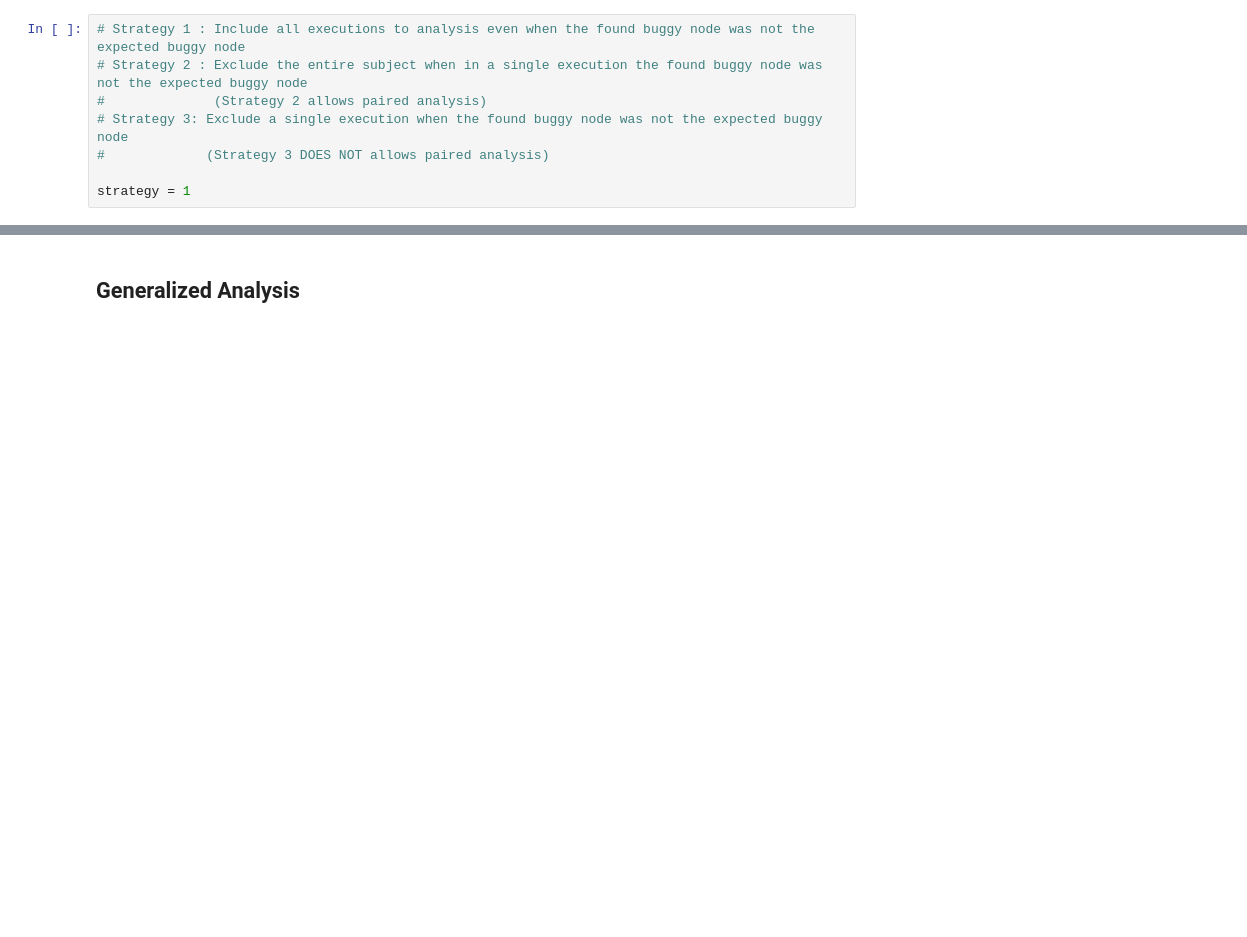
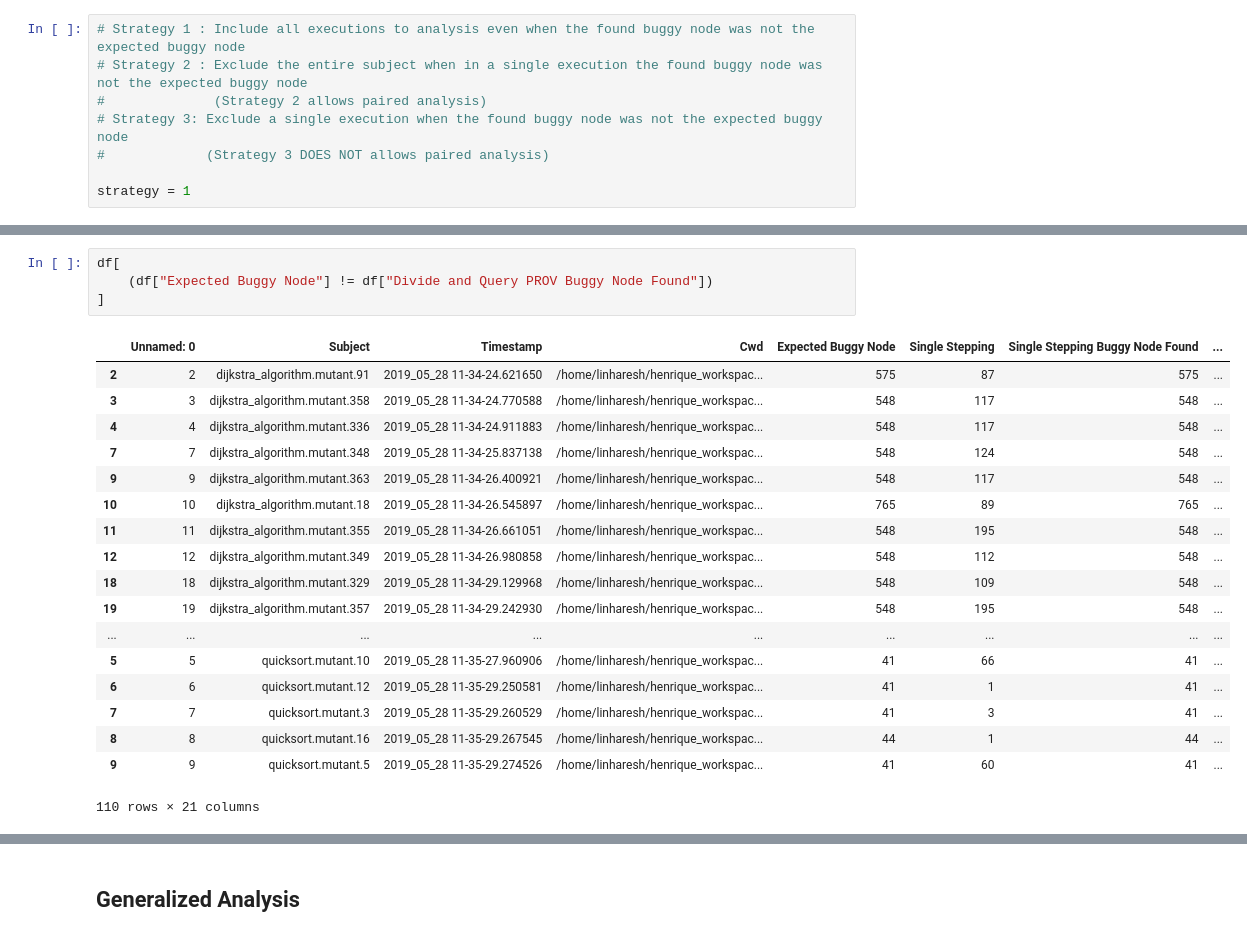
Before and after one commit to gems-uff/debugprov, a Jupyter notebook: experiments/13-Result_Analysis.ipynb, the cells around one changed output, grey strips where cells are left out. Cells and saved outputs as stored; diff of their text form; blank space fills up the shorter version.

```diff
--- a/experiments/13-Result_Analysis.ipynb
+++ b/experiments/13-Result_Analysis.ipynb
@@ -82,0 +137,23 @@ len(df)
+# %%
+df[
+    (df["Expected Buggy Node"] != df["Divide and Query PROV Buggy Node Found"])
+]
+# %% [output]
+|  | Unnamed: 0 | Subject | Timestamp | Cwd | Expected Buggy Node | Single Stepping | Single Stepping Buggy Node Found | ... |
+| 2 | 2 | dijkstra_algorithm.mutant.91 | 2019_05_28 11-34-24.621650 | /home/linharesh/henrique_workspac... | 575 | 87 | 575 | ... |
+| 3 | 3 | dijkstra_algorithm.mutant.358 | 2019_05_28 11-34-24.770588 | /home/linharesh/henrique_workspac... | 548 | 117 | 548 | ... |
+| 4 | 4 | dijkstra_algorithm.mutant.336 | 2019_05_28 11-34-24.911883 | /home/linharesh/henrique_workspac... | 548 | 117 | 548 | ... |
+| 7 | 7 | dijkstra_algorithm.mutant.348 | 2019_05_28 11-34-25.837138 | /home/linharesh/henrique_workspac... | 548 | 124 | 548 | ... |
+| 9 | 9 | dijkstra_algorithm.mutant.363 | 2019_05_28 11-34-26.400921 | /home/linharesh/henrique_workspac... | 548 | 117 | 548 | ... |
+| 10 | 10 | dijkstra_algorithm.mutant.18 | 2019_05_28 11-34-26.545897 | /home/linharesh/henrique_workspac... | 765 | 89 | 765 | ... |
+| 11 | 11 | dijkstra_algorithm.mutant.355 | 2019_05_28 11-34-26.661051 | /home/linharesh/henrique_workspac... | 548 | 195 | 548 | ... |
+| 12 | 12 | dijkstra_algorithm.mutant.349 | 2019_05_28 11-34-26.980858 | /home/linharesh/henrique_workspac... | 548 | 112 | 548 | ... |
+| 18 | 18 | dijkstra_algorithm.mutant.329 | 2019_05_28 11-34-29.129968 | /home/linharesh/henrique_workspac... | 548 | 109 | 548 | ... |
+| 19 | 19 | dijkstra_algorithm.mutant.357 | 2019_05_28 11-34-29.242930 | /home/linharesh/henrique_workspac... | 548 | 195 | 548 | ... |
+| ... | ... | ... | ... | ... | ... | ... | ... | ... |
+| 5 | 5 | quicksort.mutant.10 | 2019_05_28 11-35-27.960906 | /home/linharesh/henrique_workspac... | 41 | 66 | 41 | ... |
+| 6 | 6 | quicksort.mutant.12 | 2019_05_28 11-35-29.250581 | /home/linharesh/henrique_workspac... | 41 | 1 | 41 | ... |
+| 7 | 7 | quicksort.mutant.3 | 2019_05_28 11-35-29.260529 | /home/linharesh/henrique_workspac... | 41 | 3 | 41 | ... |
+| 8 | 8 | quicksort.mutant.16 | 2019_05_28 11-35-29.267545 | /home/linharesh/henrique_workspac... | 44 | 1 | 44 | ... |
+| 9 | 9 | quicksort.mutant.5 | 2019_05_28 11-35-29.274526 | /home/linharesh/henrique_workspac... | 41 | 60 | 41 | ... |
+110 rows × 21 columns
```
Also changed, not shown: parts of 12 cells of this notebook, 6 other files.
